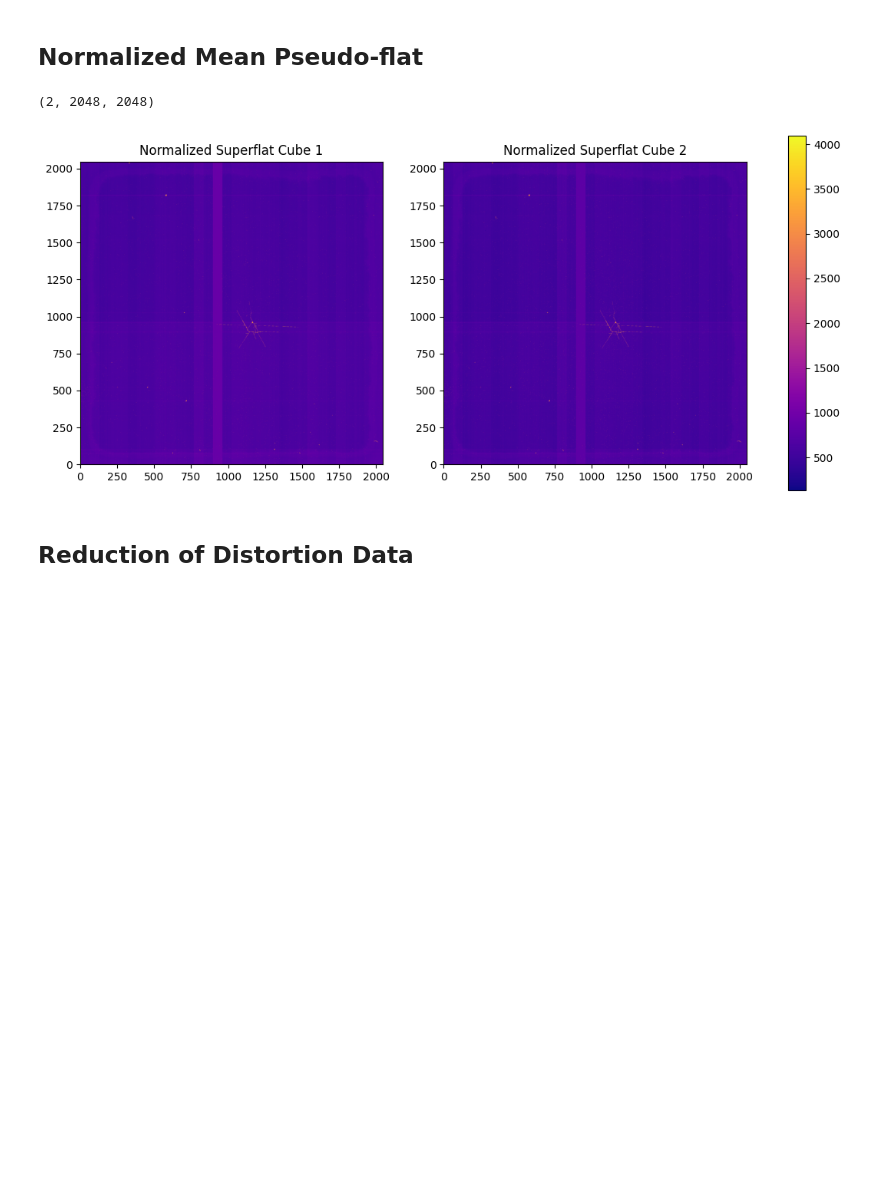
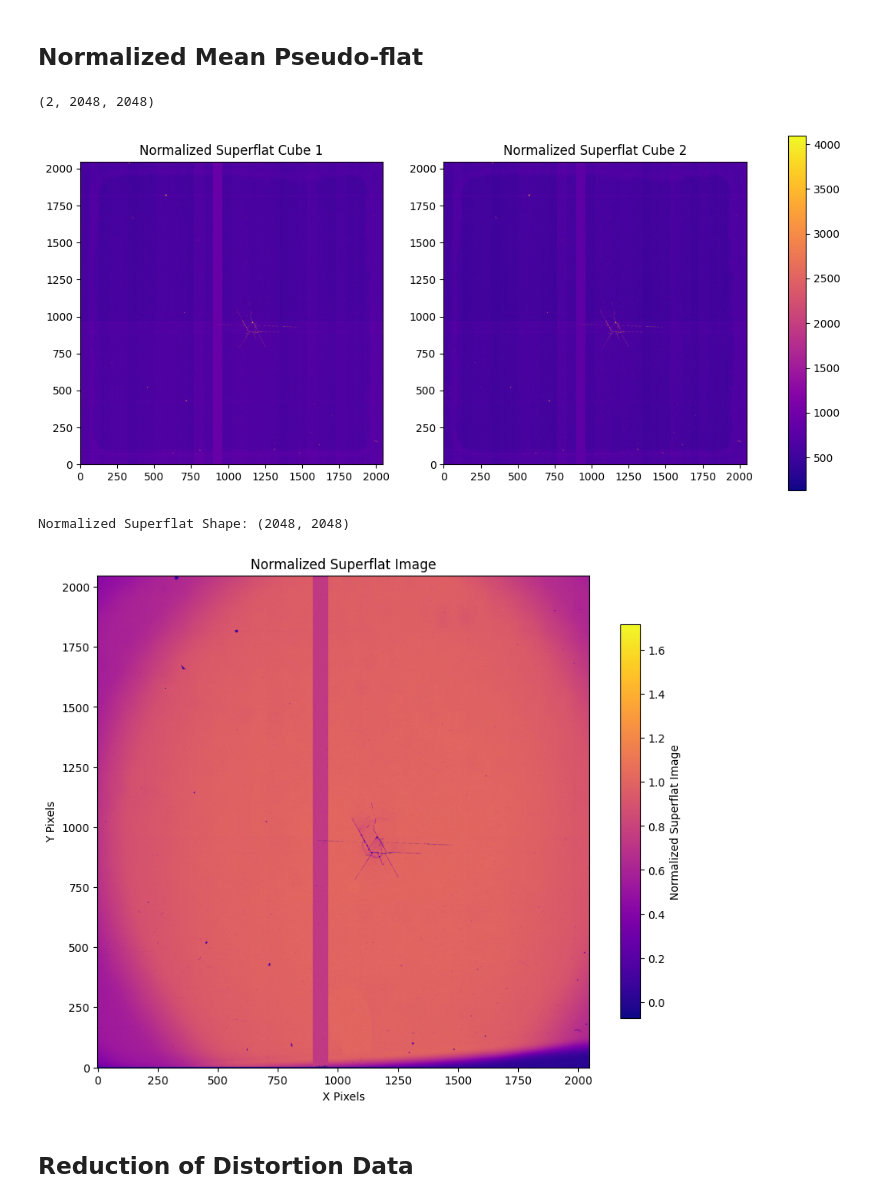
Before and after one commit to thomasnguyen21/LBTI_Summer2026, a Jupyter notebook: lbti_sum26.ipynb, the cells around one changed output. Drawn from its saved outputs; the diff is of its cells as text; code cells hidden in the pictures; blank space fills up the shorter version.

```diff
--- a/lbti_sum26.ipynb
+++ b/lbti_sum26.ipynb
@@ -202,5 +233,50 @@ plt.show()
 # %% [output]
 (2, 2048, 2048)
 [figure]
+# %%
+import numpy as np
+import matplotlib.pyplot as plt
+from astropy.io import fits
+import glob
+
+# call in all file names for pseudo-flat images
+dist_pf_fnames = glob.glob('/Users/ariftushar/Downloads/LBTi APR 29, 2026 Data/101to150_PseudoFlat/*')
+
+# extract specific 2D slice [1] from all frames directly into a 3D NumPy stack
+dist_pf_frames = np.array([fits.getdata(filename)[1] for filename in dist_pf_fnames])
+
+# create the normalized mean pseudo-flat image (2D)
+dist_sf = np.average(dist_pf_frames, axis=0)
+
+# make sure dist_sd is your 2D master dark from the previous step
+dist_norm_sf = (dist_sf - dist_sd) / np.mean(dist_sf[950:1250, 1150:1450] - dist_sd[950:1250, 1150:1450])
+print(f"Normalized Superflat Shape: {dist_norm_sf.shape}") # Should be 2D, e.g., (2048, 2048)
+
+# extract and copy the header of the first pseudo-flat frame
+info_dist_norm_sf = fits.getheader(dist_pf_fnames[0])
+norm_sf_hdr = info_dist_norm_sf.copy()
+norm_sf_hdr["Reduct"] = "Averaging 50 frames with exposure of 0.302s each"
+
+# write the mean flat data to a new FITS file (Fixed variable name typo here)
+norm_sf_path = "/Users/ariftushar/LBTI_Su26/Week 4_normsf.fits"
+normalized_mean_flat = fits.PrimaryHDU(data=dist_norm_sf, header=norm_sf_hdr)
+normalized_mean_flat.writeto(norm_sf_path, overwrite=True)
+
+# load and Plot the Single Master Flat Panel
+norm_sf_idata = fits.getdata(norm_sf_path)
+
+# Setup a single plot layout instead of a loop
+fig, ax = plt.subplots(figsize=(10, 8))
+
+im = ax.imshow(norm_sf_idata, origin="lower", cmap="plasma")
+ax.set(title="Normalized Superflat Image", xlabel="X Pixels", ylabel="Y Pixels")
+
+# Add colorbar
+fig.colorbar(im, ax=ax, shrink=0.8, label="Normalized Superflat Image")
+
+plt.show()
+# %% [output]
+Normalized Superflat Shape: (2048, 2048)
+[figure, added]
 # %% [markdown]
 ## Reduction of Distortion Data
```
Also changed, not shown: parts of 8 cells of this notebook.
